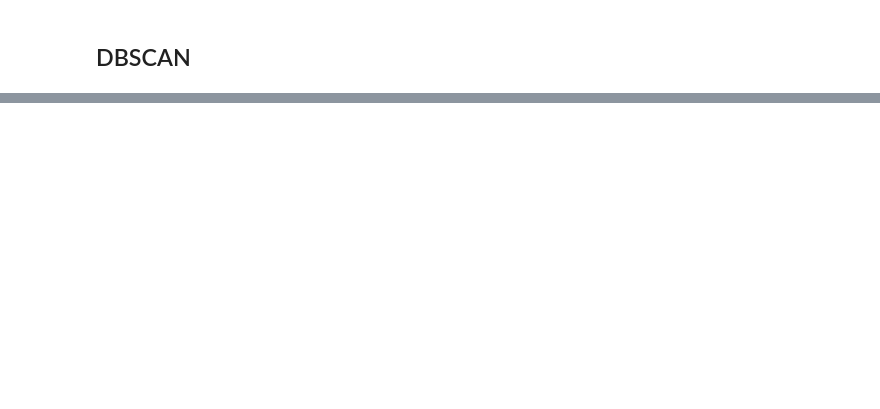
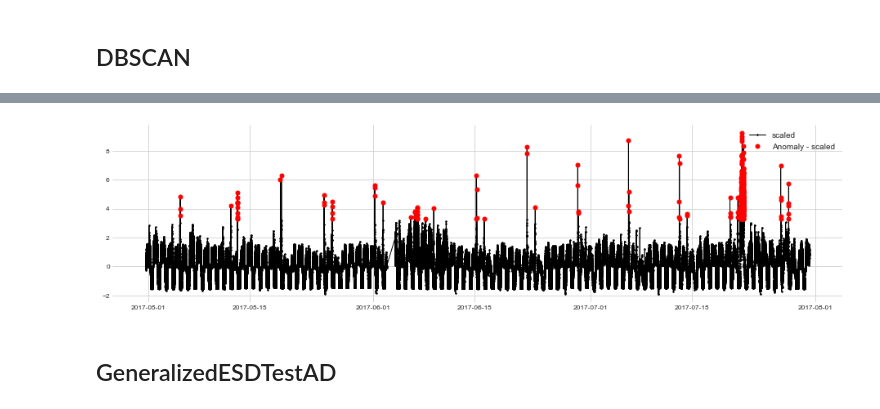
Before and after one commit to m3madadi/datadays, a Jupyter notebook: clustering_based.ipynb, the cells around one changed output, grey strips where cells are left out. Cells and saved outputs as stored; diff of their text form; code cells hidden in the pictures; blank space fills up the shorter version.

```diff
--- a/clustering_based.ipynb
+++ b/clustering_based.ipynb
@@ -147,0 +160,10 @@ Name: prediction, dtype: int64
+# %%
+from adtk.detector import InterQuartileRangeAD
+iqr_ad = InterQuartileRangeAD(c=1.5)
+anomalies = iqr_ad.fit_detect(s)
+# %%
+plot(s, anomaly=anomalies, ts_linewidth=1, ts_markersize=3, anomaly_markersize=5, anomaly_color='red', anomaly_tag="marker");
+# %% [output]
+[figure, added]
+# %% [markdown]
+## GeneralizedESDTestAD
```
Also changed, not shown: parts of 46 cells of this notebook, 2 other files.
